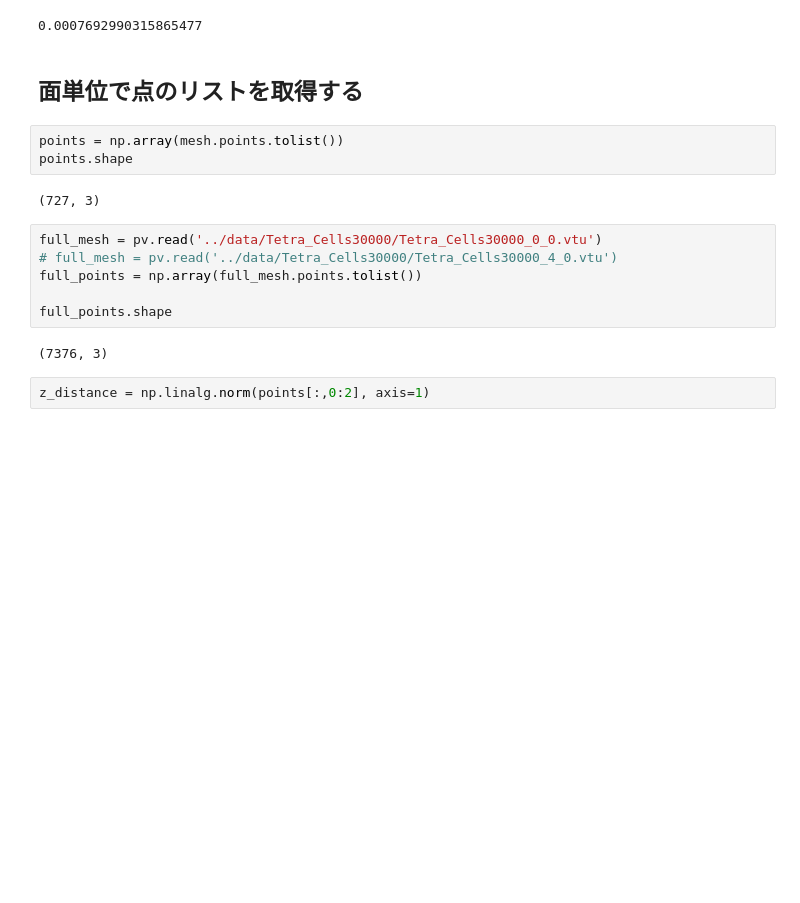
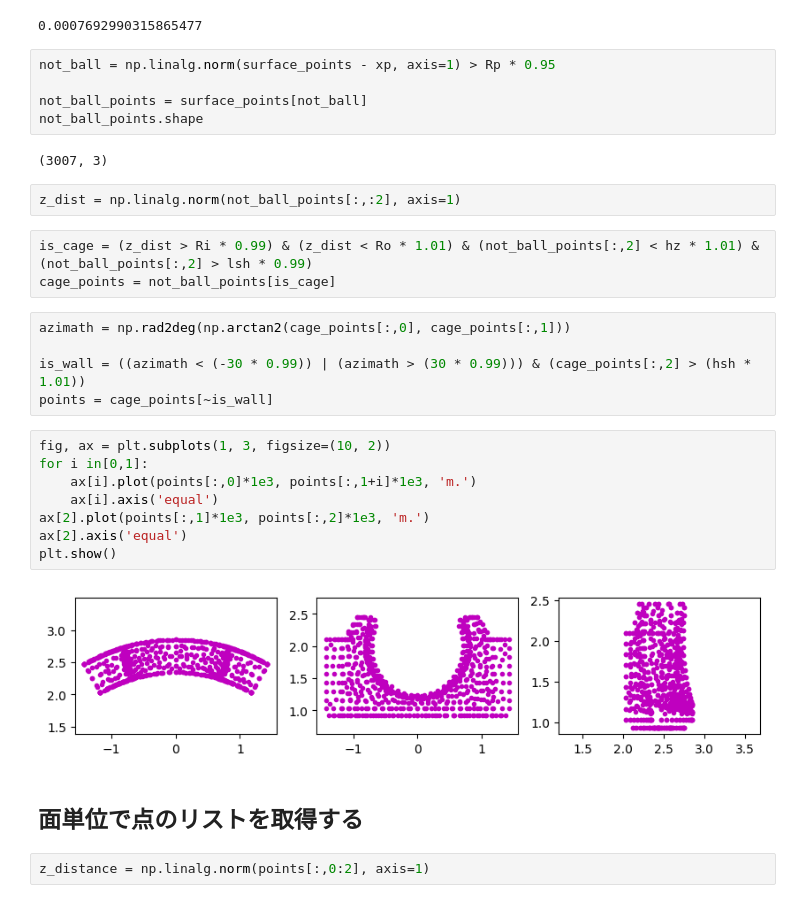
Before and after one commit to gyakusu/Mophing, a Jupyter notebook: python/BearingMakeList.ipynb, the cells around one changed output. Drawn from its saved outputs; the diff is of its cells as text; blank space fills up the shorter version.

```diff
--- a/python/BearingMakeList.ipynb
+++ b/python/BearingMakeList.ipynb
@@ -30,21 +75,35 @@ Rapt = np.sqrt(Rp**2 - (hz - dhz - xp[2])**2)
 Rapt
 # %% [output]
 0.0007692990315865477
+# %%
+not_ball = np.linalg.norm(surface_points - xp, axis=1) > Rp * 0.95
+
+not_ball_points = surface_points[not_ball]
+not_ball_points.shape
+# %% [output]
+(3007, 3)
+# %%
+z_dist = np.linalg.norm(not_ball_points[:,:2], axis=1)
+# %%
+is_cage = (z_dist > Ri * 0.99) & (z_dist < Ro * 1.01) & (not_ball_points[:,2] < hz * 1.01) & (not_ball_points[:,2] > lsh * 0.99)
+cage_points = not_ball_points[is_cage]
+# %%
+azimath = np.rad2deg(np.arctan2(cage_points[:,0], cage_points[:,1]))
+
+is_wall = ((azimath < (-30 * 0.99)) | (azimath > (30 * 0.99))) & (cage_points[:,2] > (hsh * 1.01))
+points = cage_points[~is_wall]
+# %%
+fig, ax = plt.subplots(1, 3, figsize=(10, 2))
+for i in[0,1]:
+    ax[i].plot(points[:,0]*1e3, points[:,1+i]*1e3, 'm.')
+    ax[i].axis('equal')
+ax[2].plot(points[:,1]*1e3, points[:,2]*1e3, 'm.')
+ax[2].axis('equal')
+plt.show()
+# %% [output]
+[figure, added]
 # %% [markdown]
 ## 面単位で点のリストを取得する
-# %%
-points = np.array(mesh.points.tolist())
-points.shape
-# %% [output]
-(727, 3)
-# %%
-full_mesh = pv.read('../data/Tetra_Cells30000/Tetra_Cells30000_0_0.vtu')
-# full_mesh = pv.read('../data/Tetra_Cells30000/Tetra_Cells30000_4_0.vtu')
-full_points = np.array(full_mesh.points.tolist())
-
-full_points.shape
-# %% [output]
-(7376, 3)
 # %%
 z_distance = np.linalg.norm(points[:,0:2], axis=1)
 # %%
```
Also changed, not shown: parts of 51 cells of this notebook, 5 other files.
